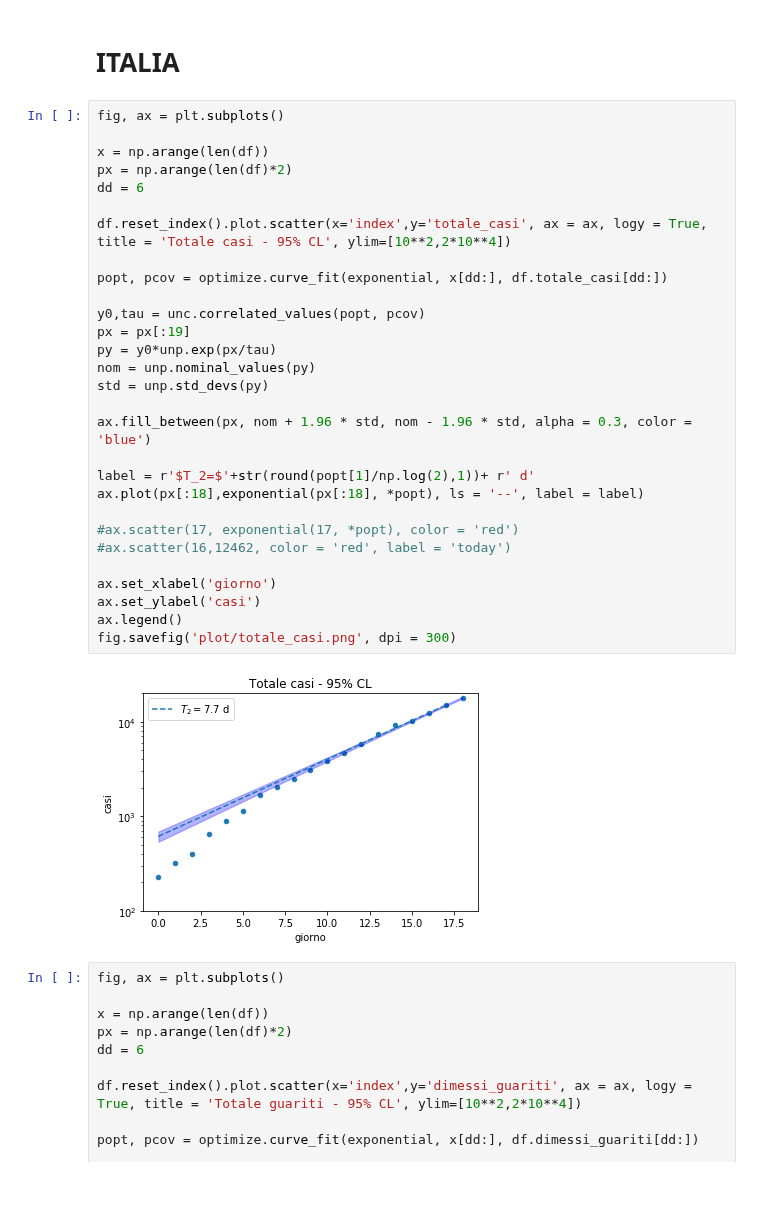
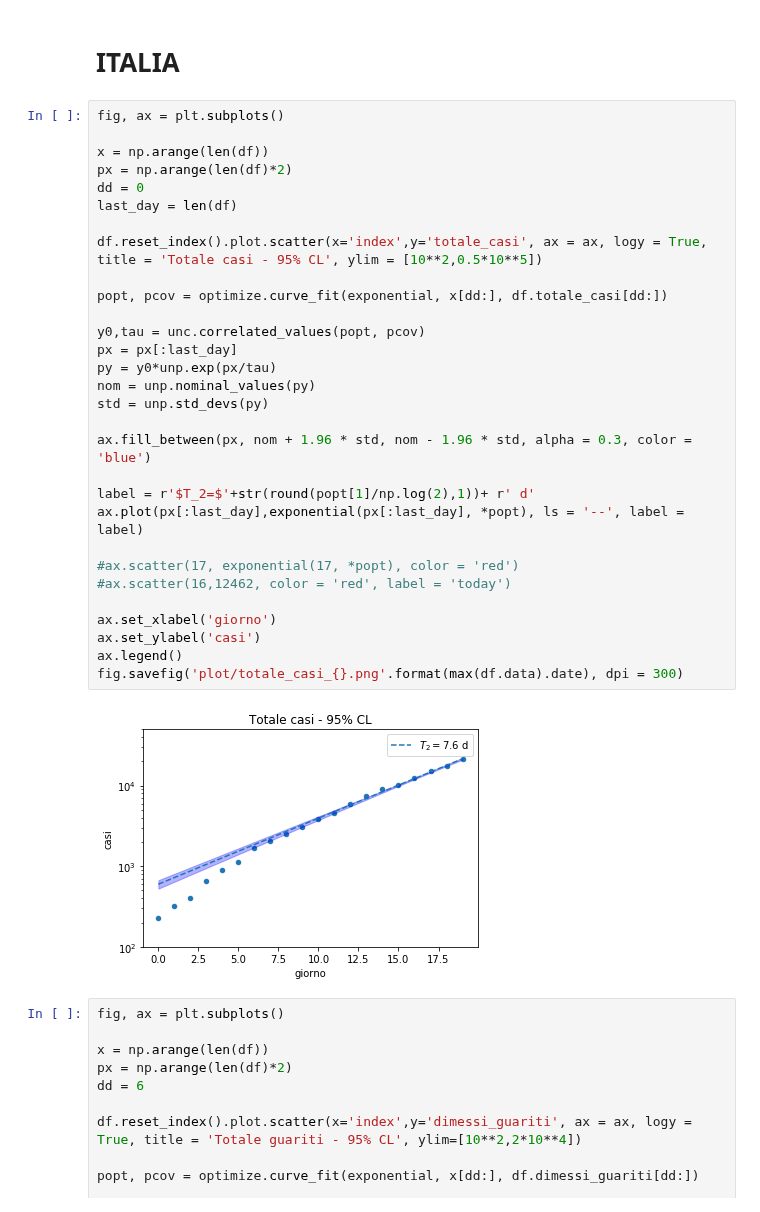
Before and after one commit to albortros/COVID-19, a Jupyter notebook: analysis/COVID.ipynb, the cells around one changed output. Saved outputs shown, nothing was run; the diff lists cells and outputs as text.

```diff
--- a/analysis/COVID.ipynb
+++ b/analysis/COVID.ipynb
@@ -47,34 +47,35 @@ dfr = dfr.set_index('denominazione_regione').join(mapr_df.set_index('DEN_REG').g
 # %%
 fig, ax = plt.subplots()
 
 x = np.arange(len(df))
 px = np.arange(len(df)*2)
-dd = 6
+dd = 0
+last_day = len(df)
 
-df.reset_index().plot.scatter(x='index',y='totale_casi', ax = ax, logy = True, title = 'Totale casi - 95% CL', ylim=[10**2,2*10**4])
+df.reset_index().plot.scatter(x='index',y='totale_casi', ax = ax, logy = True, title = 'Totale casi - 95% CL', ylim = [10**2,0.5*10**5])
 
 popt, pcov = optimize.curve_fit(exponential, x[dd:], df.totale_casi[dd:])
 
 y0,tau = unc.correlated_values(popt, pcov)
-px = px[:19]
+px = px[:last_day]
 py = y0*unp.exp(px/tau)
 nom = unp.nominal_values(py)
 std = unp.std_devs(py)
 
 ax.fill_between(px, nom + 1.96 * std, nom - 1.96 * std, alpha = 0.3, color = 'blue')
 
 label = r'$T_2=$'+str(round(popt[1]/np.log(2),1))+ r' d'
-ax.plot(px[:18],exponential(px[:18], *popt), ls = '--', label = label)
+ax.plot(px[:last_day],exponential(px[:last_day], *popt), ls = '--', label = label)
 
 #ax.scatter(17, exponential(17, *popt), color = 'red')
 #ax.scatter(16,12462, color = 'red', label = 'today')
 
 ax.set_xlabel('giorno')
 ax.set_ylabel('casi')
 ax.legend()
-fig.savefig('plot/totale_casi.png', dpi = 300)
+fig.savefig('plot/totale_casi_{}.png'.format(max(df.data).date), dpi = 300)
 # %% [output]
-[figure, old version]
+[figure, new version]
 # %%
 fig, ax = plt.subplots()
 
```
Also changed, not shown: parts of 1 cell of this notebook, 44 other files.
